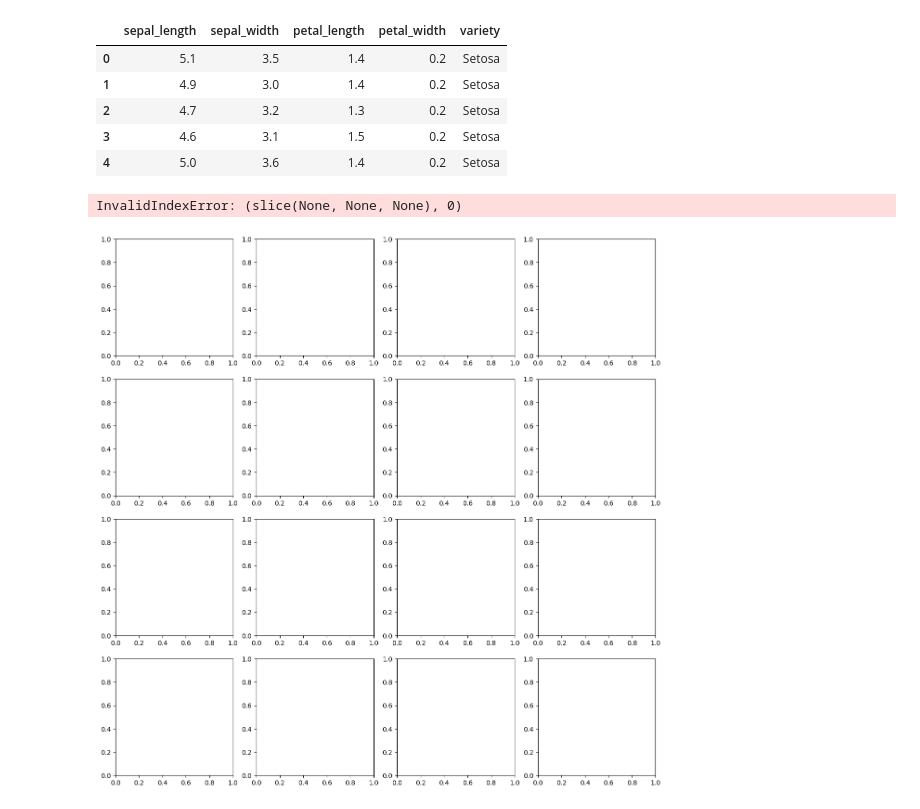
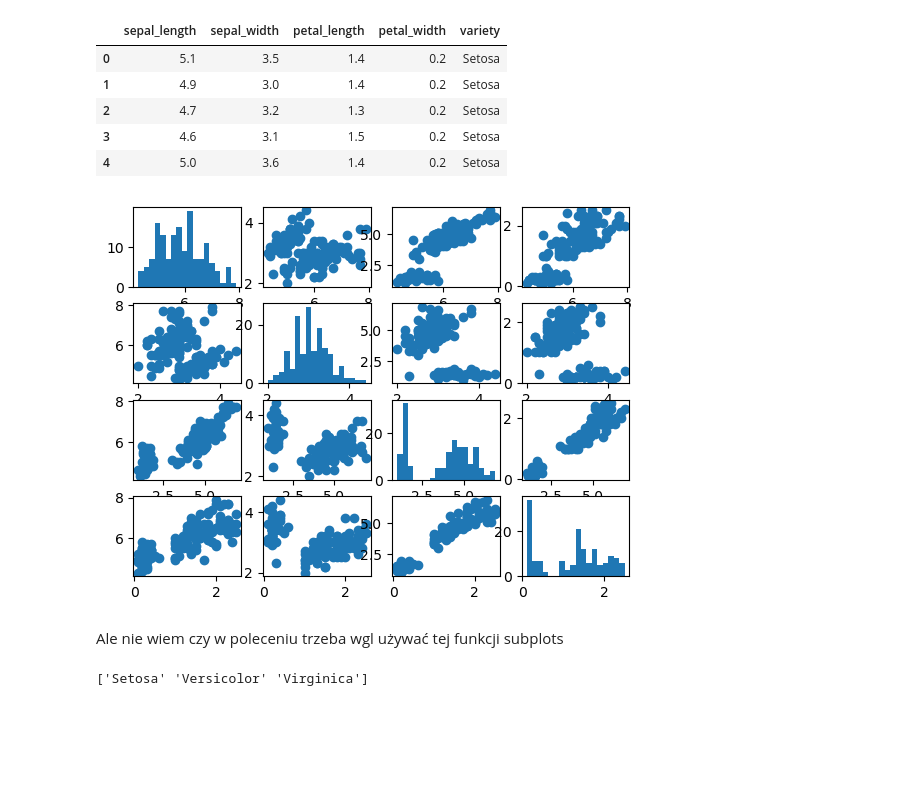
Before and after one commit to MichalBrodackiPJA/Eksploracja-i-Wizualizacja-Danych, a Jupyter notebook: Ćwiczenia 3/Lab - Wizualizacja.ipynb, the cells around one changed output. Saved outputs shown, nothing was run; the diff lists cells and outputs as text; code cells hidden in the pictures; blank space fills up the shorter version.

```diff
--- a/Ćwiczenia 3/Lab - Wizualizacja.ipynb
+++ b/Ćwiczenia 3/Lab - Wizualizacja.ipynb
@@ -401,9 +402,20 @@ iris.head()
 | 2 | 4.7 | 3.2 | 1.3 | 0.2 | Setosa |
 | 3 | 4.6 | 3.1 | 1.5 | 0.2 | Setosa |
 | 4 | 5.0 | 3.6 | 1.4 | 0.2 | Setosa |
-# %%
-# Create a 4x4 grid of subplots
-fig, axes = plt.subplots(nrows=4, ncols=4, figsize=(15, 15))
-# %% [output]
-InvalidIndexError: (slice(None, None, None), 0)
-[figure, removed]
+# %%
+fig, axes = plt.subplots(4,4)
+for i in range(4):
+    for j in range(4):
+        ax = axes[i,j]
+        if j==i:
+            ax.hist(iris[iris.columns[j]], bins =18)
+        else:
+            ax.scatter(iris[iris.columns[i]],iris[iris.columns[j]])
+# %% [output]
+[figure, added]
+# %% [markdown]
+Ale nie wiem czy w poleceniu trzeba wgl używać tej funkcji subplots
+# %%
+print(iris['variety'].unique())
+# %% [output]
+['Setosa' 'Versicolor' 'Virginica']
```
Also changed, not shown: parts of 2 cells of this notebook, 1 other file.
